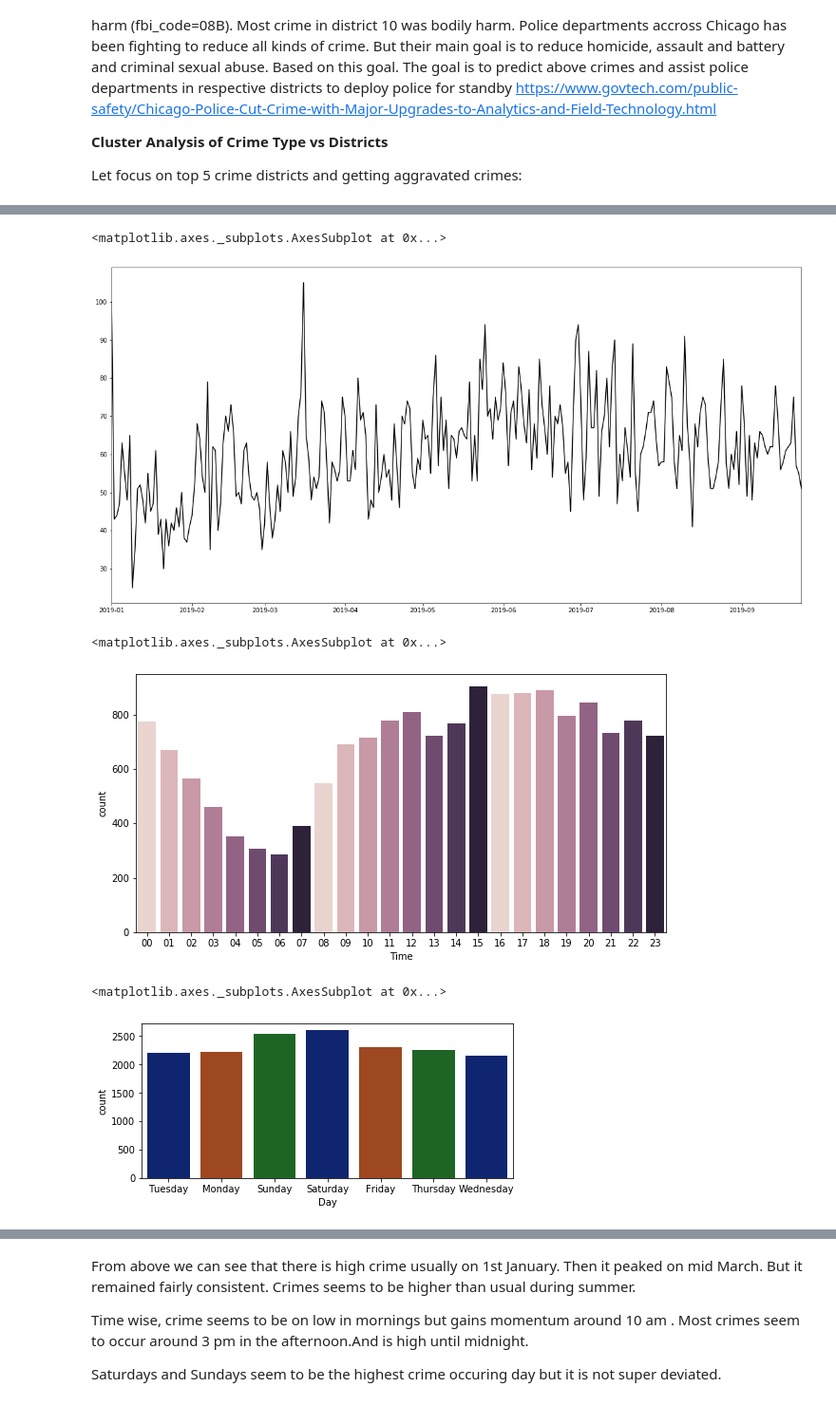
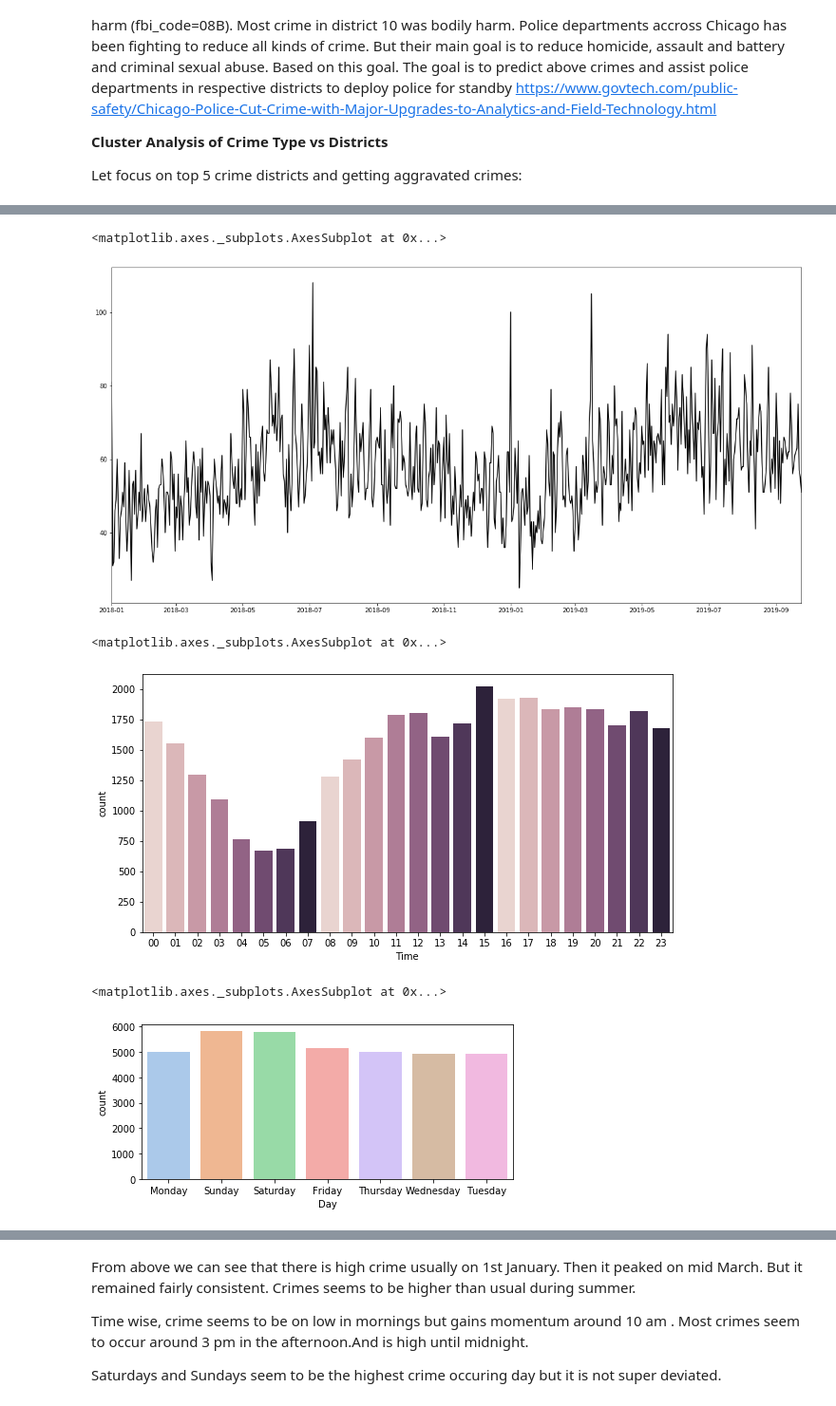
Before and after one commit to ann364/Chicago-Crime-Analysis, a Jupyter notebook: Chicago Police Schedule Recommendation.ipynb, the cells around one changed output, grey strips where cells are left out. Shown at 95% size. Cells and saved outputs as stored; diff of their text form; code cells hidden in the pictures.

```diff
--- a/Chicago Police Schedule Recommendation.ipynb
+++ b/Chicago Police Schedule Recommendation.ipynb
@@ -149,6 +152,6 @@ for p in arrests_domestic.patches:
 
 District 11, 6, 8, 1, 18, 4, 7, 12 have highest crime rates
 # %%
-districts_highcrime = data2['District'].value_counts().head().index
+districts_highcrime = data_rm_cols['District'].value_counts().head().index
 districts_highcrime
 # %% [output]
@@ -189,7 +192,7 @@ Few FBI codes that corresponds to aggravated crimes are:
 
 Above crime types could lead to death or bodiy harm of human beings. The goal of police department has been to reduce such kind of crimes.
 # %%
-fbi_code_aggravated = ['01A','01B','02','04A','04B','08A','08B']
+fbi_code_agg = ['01A','01B','02','04A','04B','08A','08B']
 # %% [markdown]
 
 There  are more occurance of theft (fbi_code =06) in all districts.
@@ -205,8 +208,8 @@ https://www.govtech.com/public-safety/Chicago-Police-Cut-Crime-with-Major-Upgrad
 Let focus on top 5 crime districts and getting aggravated crimes:
 # %%
 # Getting Aggravated crimes in top 5 crime districts
-data3 = data2[['FBI Code', 'District', 'Location Description', 'Description', 'Date']]
-district_crime = data3[(data3['District'].isin(districts_highcrime))
-                            & (data3['FBI Code'].isin(fbi_code_aggravated))].copy()
-district_crime.head()
+data_slct_cols = data_rm_cols[['FBI Code', 'District', 'Location Description', 'Description', 'Date', 'Block']]
+district_agg_crime = data_slct_cols[(data_slct_cols['District'].isin(districts_highcrime))
+                            & (data_slct_cols['FBI Code'].isin(fbi_code_aggravated))].copy()
+district_agg_crime.head()
 # %% [output]
@@ -244,7 +249,7 @@ fig.set_axis_labels('FBI Code', 'Values')
     * Time
     * Location Description
 # %%
-district_crime['Date_only'] = pd.to_datetime(district_crime['Date']).dt.date
-district_crime['Time'] = pd.to_datetime(district_crime['Date']).dt.strftime('%H')
-district_crime['Day'] = pd.to_datetime(district_crime['Date_only']).dt.day_name()
-district_crime['Day'].head()
+district_agg_crime['Date_only'] = pd.to_datetime(district_agg_crime['Date']).dt.date
+district_agg_crime['Time'] = pd.to_datetime(district_agg_crime['Date']).dt.strftime('%H')
+district_agg_crime['Day'] = pd.to_datetime(district_agg_crime['Date_only']).dt.day_name()
+district_agg_crime['Month'] = pd.to_datetime(district_agg_crime['Date']).dt.month
@@ -258,19 +267,19 @@ Name: Day, dtype: object
 # %%
-date_count = district_crime['Date_only'].value_counts()
+date_count = district_agg_crime['Date_only'].value_counts()
 plt.figure(figsize=(20,10))
 date_count.plot(color='black')
 # %% [output]
 <matplotlib.axes._subplots.AxesSubplot at 0x...>
-[figure, old version]
+[figure, new version]
 # %%
 plt.figure(figsize=(10,5))
-sns.countplot(x=district_crime['Time'],palette=sns.cubehelix_palette(8))
+sns.countplot(x=district_agg_crime['Time'],palette=sns.cubehelix_palette(8))
 # %% [output]
 <matplotlib.axes._subplots.AxesSubplot at 0x...>
-[figure, old version]
+[figure, new version]
 # %%
 plt.figure(figsize=(7,3))
-sns.countplot(x=district_crime['Day'],palette=sns.color_palette("dark", 3))
+sns.countplot(x=district_agg_crime['Day'],palette=sns.color_palette("pastel", 7))
 # %% [output]
 <matplotlib.axes._subplots.AxesSubplot at 0x...>
-[figure, old version]
+[figure, new version]
```
Also changed, not shown: parts of 30 cells of this notebook.
